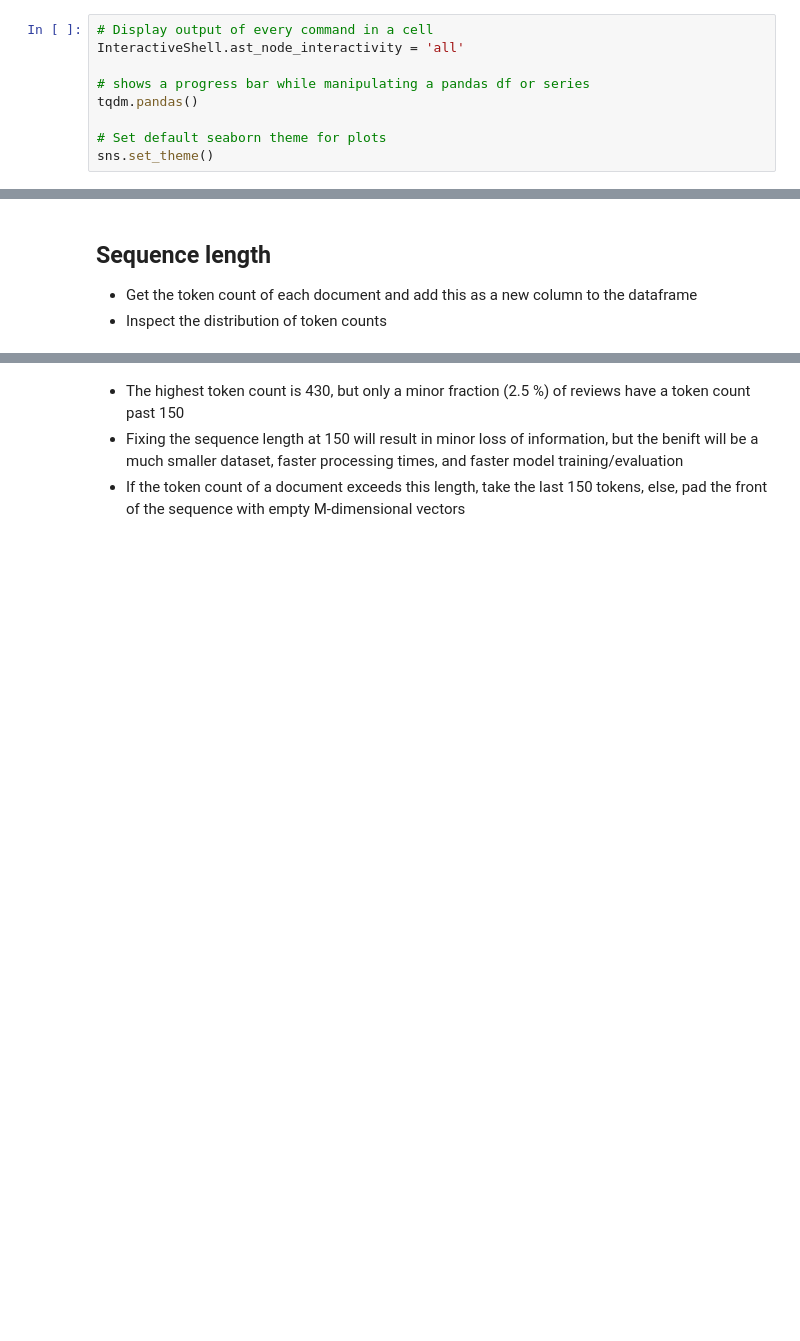
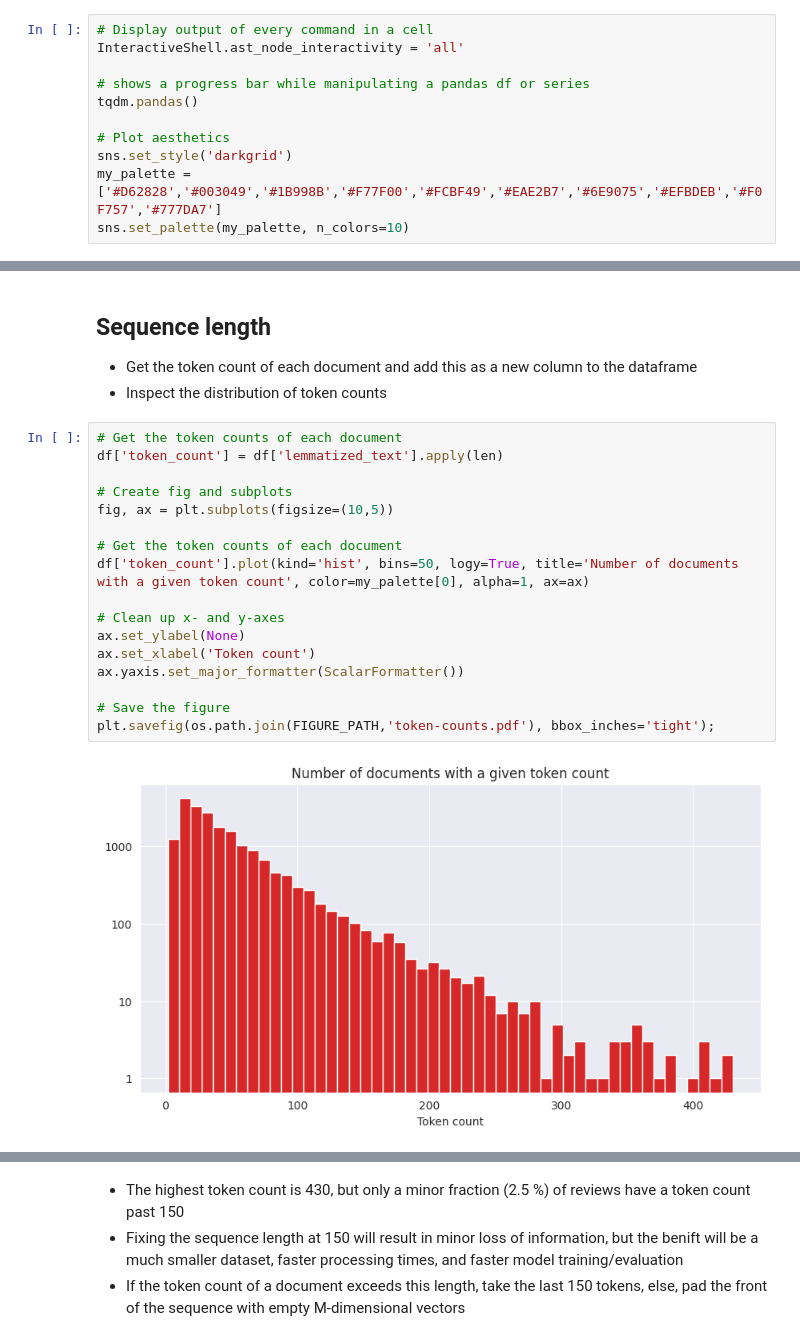
Before and after one commit to varshithr/sentiment-analysis_yelp-reviews, a Jupyter notebook: notebooks/03_encoding.ipynb, the cells around one changed output, grey strips where cells are left out. Saved outputs shown, nothing was run; the diff lists cells and outputs as text; blank space fills up the shorter version.

Commit message:
Update text, output files, imported from kaggle

```diff
--- a/notebooks/03_encoding.ipynb
+++ b/notebooks/03_encoding.ipynb
@@ -76,6 +75,8 @@ InteractiveShell.ast_node_interactivity = 'all'
 # shows a progress bar while manipulating a pandas df or series
 tqdm.pandas()
 
-# Set default seaborn theme for plots
-sns.set_theme()
+# Plot aesthetics
+sns.set_style('darkgrid')
+my_palette = ['#D62828','#003049','#1B998B','#F77F00','#FCBF49','#EAE2B7','#6E9075','#EFBDEB','#F0F757','#777DA7']
+sns.set_palette(my_palette, n_colors=10)
 # %% [markdown]
@@ -155,4 +176,23 @@ ___
 ## Sequence length
 - Get the token count of each document and add this as a new column to the dataframe
 - Inspect the distribution of token counts
+# %%
+# Get the token counts of each document
+df['token_count'] = df['lemmatized_text'].apply(len)
+
+# Create fig and subplots
+fig, ax = plt.subplots(figsize=(10,5))
+
+# Get the token counts of each document
+df['token_count'].plot(kind='hist', bins=50, logy=True, title='Number of documents with a given token count', color=my_palette[0], alpha=1, ax=ax)
+
+# Clean up x- and y-axes
+ax.set_ylabel(None)
+ax.set_xlabel('Token count')
+ax.yaxis.set_major_formatter(ScalarFormatter())
+
+# Save the figure
+plt.savefig(os.path.join(FIGURE_PATH,'token-counts.pdf'), bbox_inches='tight');
+# %% [output]
+[figure, added]
 # %%
```
Also changed, not shown: parts of 24 cells of this notebook.
